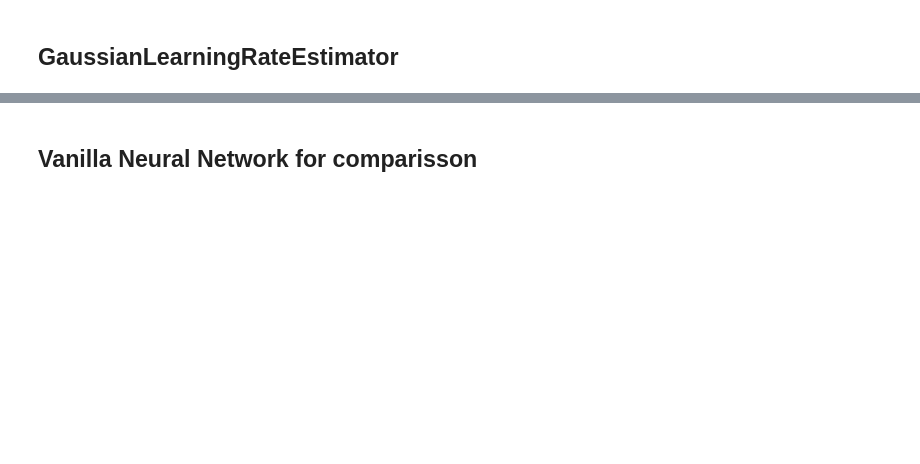
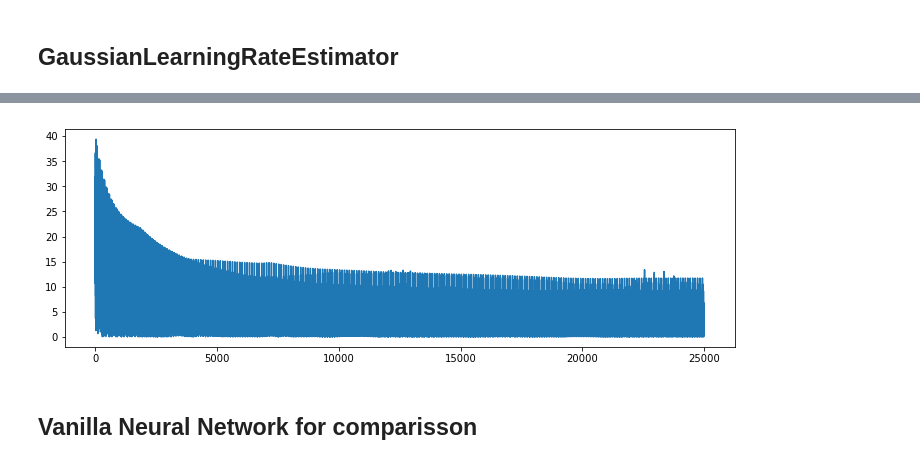
Before and after one commit to wooohoooo/Master-Thesis, a Jupyter notebook: Estimators_elaborate.ipynb, the cells around one changed output, grey strips where cells are left out. Saved outputs shown, nothing was run; the diff lists cells and outputs as text; code cells hidden in the pictures; blank space fills up the shorter version.

```diff
--- a/Estimators_elaborate.ipynb
+++ b/Estimators_elaborate.ipynb
@@ -279,0 +262,3 @@ plt.plot(np.squeeze(gauss_lr_error_list))
+# %%
+errors = train_and_plot(gauss_lr,X,y,sorted_index,generating_func=generate_sinoid,
+               num_eps=num_eps)
@@ -280,3 +291,7 @@ plt.plot(np.squeeze(gauss_lr_error_list))
+# %%
+plot_error(errors)
+# %% [output]
+[figure, added]
 # %% [markdown]
 ## Vanilla Neural Network for comparisson
 # %%
```
Also changed, not shown: parts of 26 cells of this notebook, 3 other files.
